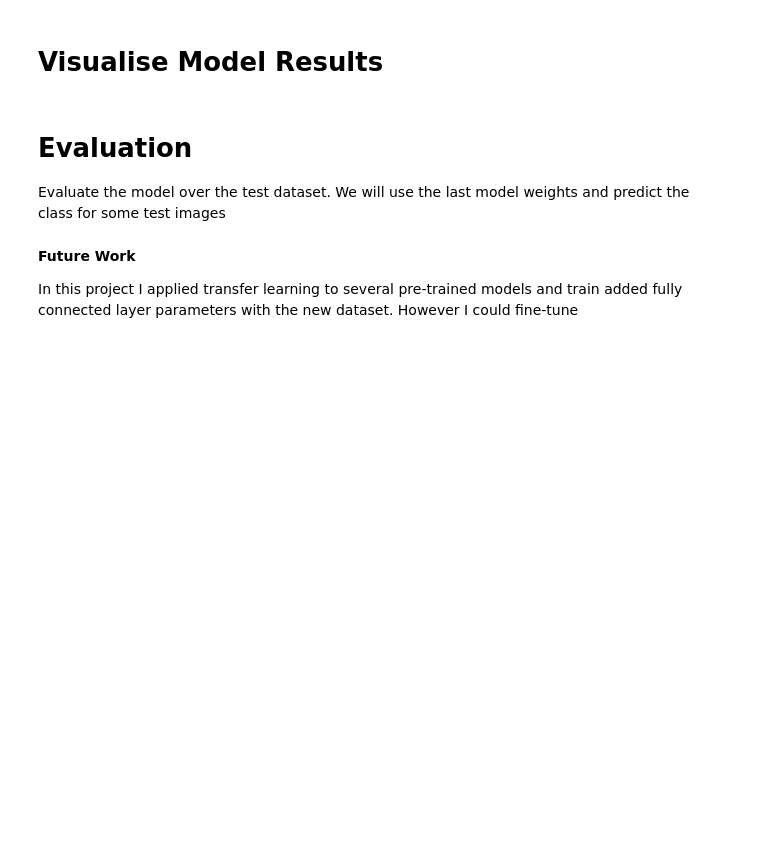
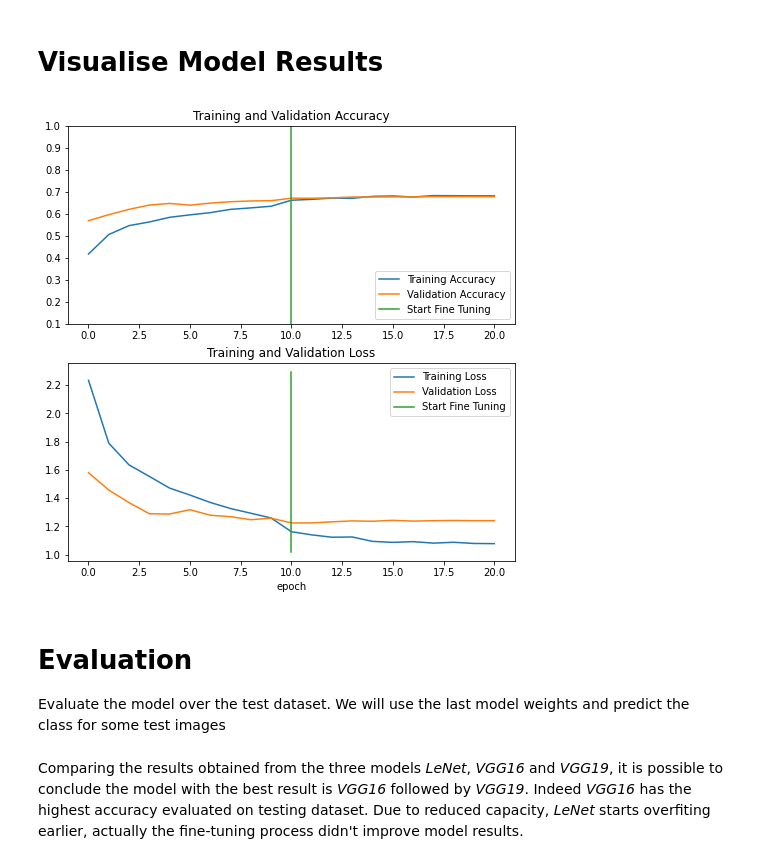
Before and after one commit to JoaoGranja/CIFAR100_ImageClassification, a Jupyter notebook: image_classification_main.ipynb, the cells around one changed output. Drawn from its saved outputs; the diff is of its cells as text; code cells hidden in the pictures; blank space fills up the shorter version.

Commit message:
Add fine-tuning process after training the classifier added after the pre-trained feature extractor

```diff
--- a/image_classification_main.ipynb
+++ b/image_classification_main.ipynb
@@ -243,9 +266,5 @@ _________________________________________________________________
 # %%
-args['models_dir'] = 'nn_models_checkpoints'
-
 if args['training']:
-    histories = {}
-    for model in models:
     print("Training model {}".format(model.name))
     #------------------------------ Model check points -----------------------------------#
     best_model_file = '{}/best_{}.h5'.format(args['models_dir'], model.name)
@@ -257,8 +276,9 @@ if args['training']:
             # Callback to reduce the learning rate once the plateau has been reached:
             ReduceLROnPlateau(
                 monitor='val_loss',
+                min_delta=0.01,
                 factor=1/3,
-                patience=2,
+                patience=3,
                 mode='auto',
                 verbose=1,
                 cooldown=0,
@@ -268,7 +288,7 @@ if args['training']:
             EarlyStopping(
                 min_delta=0.001,
                 verbose=1,
-                patience=5,
+                patience=10,
                 mode='auto',
                 restore_best_weights=True
             ),
@@ -294,14 +314,13 @@ if args['training']:
         ]
 
     #------------------------------ Model Fit -----------------------------------#
-    steps = int(x_train.shape[0] /args['batch_size'])
+    steps = len(x_train) // args['batch_size']
     history = model.fit(
                         train_generator,
                         steps_per_epoch=steps,
-                        epochs=args['epochs'],
-                        validation_data=validation_generator,
+                        epochs=args['train_epochs'],
+                        validation_data=test_generator,
                         callbacks=callbacks)
-    histories[model.name] = history
 
     #------------------------------ Save the last model weights -----------------------------------#
     model.save(model_file)
@@ -313,42 +404,54 @@ Epoch 1/10
 # **Visualise Model Results**
 # %%
 #------------------------------ Plot diagnostic learning curves -----------------------------------#
-def summarize_diagnostics(history, model_name):
+def summarize_diagnostics(history, model_name, fine_tune_history={}):
     # plot loss
     acc = history.history['accuracy']
     val_acc = history.history['val_accuracy']
     loss = history.history['loss']
     val_loss = history.history['val_loss']
 
-    epochs_range = range(len(acc))
+    if args['fine_tuning']:
+      acc += fine_tune_history.history['accuracy']
+      val_acc += fine_tune_history.history['val_accuracy']
 
-    plt.figure(figsize=(15, 15))
-    plt.plot(epochs_range, acc, label='Training Accuracy')
-    plt.plot(epochs_range, val_acc, label='Validation Accuracy')
+      loss += fine_tune_history.history['loss']
+      val_loss += fine_tune_history.history['val_loss']
+
+    plt.figure(figsize=(8, 8))
+    plt.subplot(2,1,1)
+    plt.plot(acc, label='Training Accuracy')
+    plt.plot(val_acc, label='Validation Accuracy')
+    plt.ylim([0.1, 1])
+    if args['fine_tuning']:
+      plt.plot([args['train_epochs'],args['train_epochs']],
+          plt.ylim(), label='Start Fine Tuning')
     plt.legend(loc='lower right')
     plt.title('Training and Validation Accuracy')
 
-    # save plot to file
-    filename = "accuracy_" + model_name
-    plt.savefig(filename + '_plot.png')
-    plt.show()
-    plt.close()
-
-    plt.figure(figsize=(15, 15))
-    plt.plot(epochs_range, loss, label='Training Loss')
-    plt.plot(epochs_range, val_loss, label='Validation Loss')
+    plt.subplot(2,1,2)
+    plt.plot(loss, label='Training Loss')
+    plt.plot(val_loss, label='Validation Loss')
+    #plt.ylim([0, 10])
+    if args['fine_tuning']:
+      plt.plot([args['train_epochs'],args['train_epochs']],
+          plt.ylim(), label='Start Fine Tuning')
     plt.legend(loc='upper right')
     plt.title('Training and Validation Loss')
+    plt.xlabel('epoch')
 
     # save plot to file
-    filename = "loss_" + model_name
-    plt.savefig(filename + '_plot.png')
+    plt.savefig("results_" + model_name  + '_plot.png')
     plt.show()
     plt.close()
 
 if args['training']:
-    for model_name in histories:
-        summarize_diagnostics(histories[model_name], model_name)
+    if args['fine_tuning']:
+      summarize_diagnostics(history, args['network'], fine_tune_history)
+    else:
+      summarize_diagnostics(history, args['network'])
+# %% [output]
+[figure, added]
 # %% [markdown]
 # **Evaluation**
 
@@ -424,4 +524,2 @@ plt.close()
-# %% [markdown]
-**Future Work**
-
-In this project I applied transfer learning to several pre-trained models and train added fully connected layer parameters with the new dataset. However I could fine-tune
+# %% [markdown]
+Comparing the results obtained from the three models *LeNet*, *VGG16* and *VGG19*, it is possible to conclude the model with the best result is *VGG16* followed by *VGG19*. Indeed *VGG16* has the highest accuracy evaluated on testing dataset. Due to reduced capacity, *LeNet* starts overfiting earlier, actually the fine-tuning process didn't improve model results.
```
Also changed, not shown: parts of 19 cells of this notebook, 13 other files.
